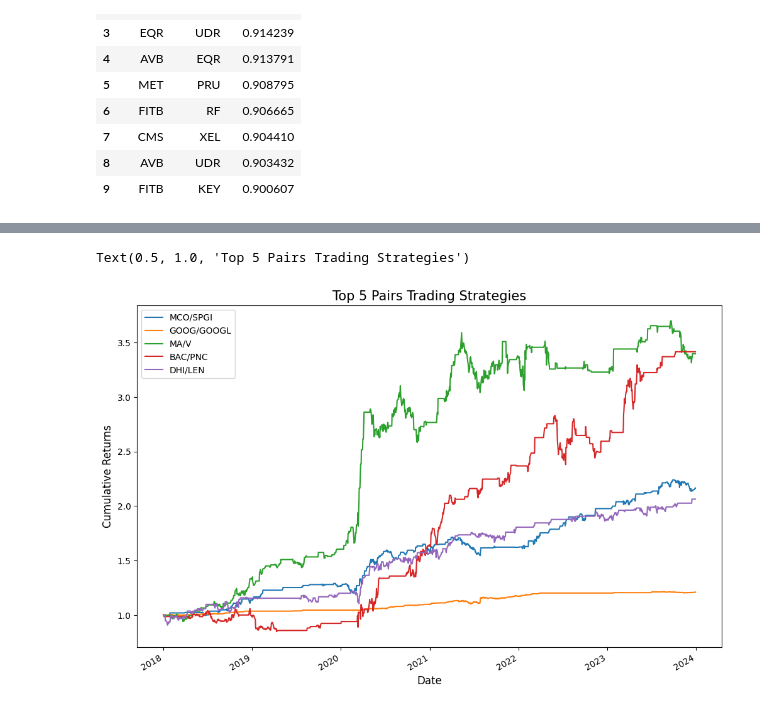
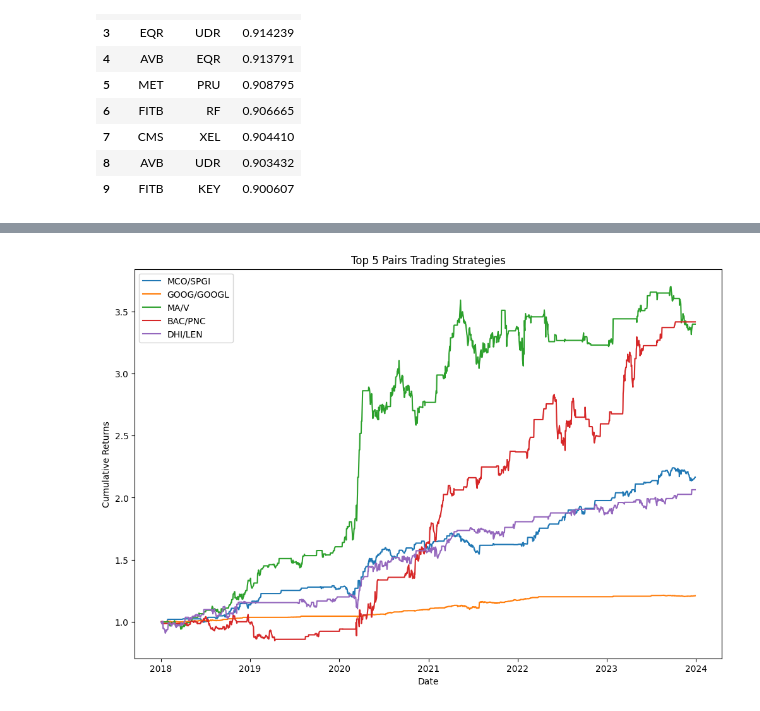
Before and after one commit to jbmitchell02/fin-eng-proj, a Jupyter notebook: pairs_strat.ipynb, the cells around one changed output, grey strips where cells are left out. Drawn from its saved outputs; the diff is of its cells as text; code cells hidden in the pictures.

```diff
--- a/pairs_strat.ipynb
+++ b/pairs_strat.ipynb
@@ -196,19 +194,21 @@ all_pairs_results.head(10)
 # %%
 # Top 5 strategies
 top_strats = pd.DataFrame()
 for i in range(5):
     tick1, tick2 = all_pairs_results['Ticker1'][i], all_pairs_results['Ticker2'][i]
     strat = pairs_backtest(prices_clean[tick1], prices_clean[tick2], 504, 1, 1)
     top_strats[tick1+'/'+tick2] = strat['Daily Returns']
 
 # Plot cumulative returns
-(top_strats+1).cumprod().plot(figsize=(12, 8))
-plt.ylabel('Cumulative Returns', fontsize=12)
-plt.xlabel('Date', fontsize=12)
-plt.title('Top 5 Pairs Trading Strategies', fontsize=15)
+plt.figure(figsize=(12, 8))
+plt.plot((top_strats+1).cumprod())
+plt.ylabel('Cumulative Returns')
+plt.xlabel('Date')
+plt.title('Top 5 Pairs Trading Strategies')
+plt.legend(top_strats.columns)
+plt.show()
 # %% [output]
-Text(0.5, 1.0, 'Top 5 Pairs Trading Strategies')
-[figure, old version]
+[figure, new version]
 # %%
 # Portfolio optimization of top 5 strategies
 def portfolio_var(weights, cov_matrix):
```
Also changed, not shown: parts of 4 cells of this notebook.
